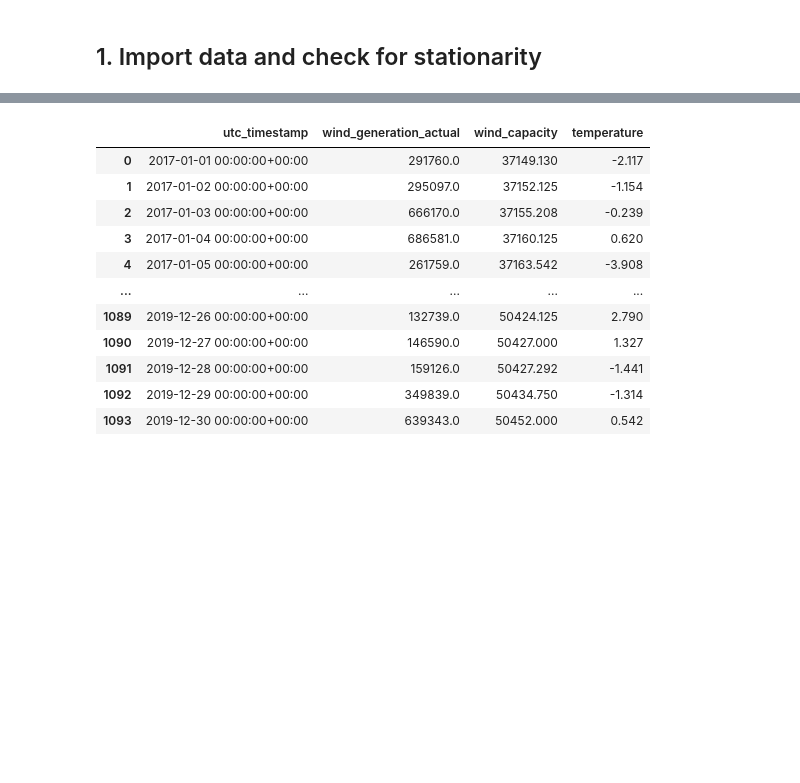
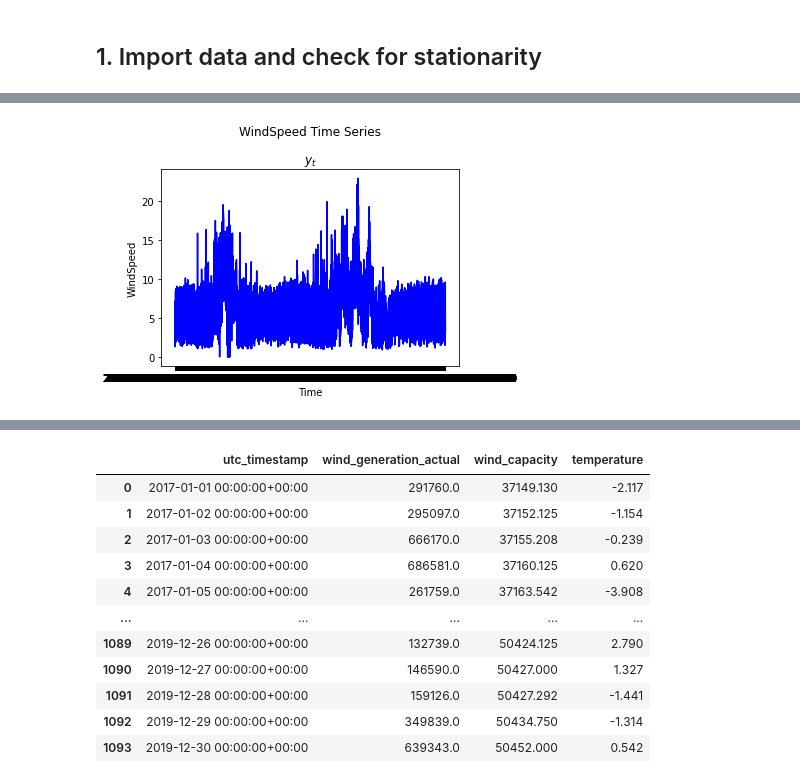
Before and after one commit to NiklasSabel/Industrial-Applications-of-Artificial-Intelligence, a Jupyter notebook: notebooks/Primary sector/Primary sector.ipynb, the cells around one changed output, grey strips where cells are left out. Cells and saved outputs as stored; diff of their text form; code cells hidden in the pictures; blank space fills up the shorter version.

```diff
--- a/notebooks/Primary sector/Primary sector.ipynb
+++ b/notebooks/Primary sector/Primary sector.ipynb
@@ -112,0 +146,9 @@ f.show()
+# %%
+#drop WTG feature since it is always the same value and windSpeed as target
+df_target = df_turbine['WindSpeed']
+#drop WTG and ControlBoxTemperature as they have always the same value in the whole column
+df_turbine_cor = df_turbine.drop(columns=['WTG','WindSpeed','ControlBoxTemperature'])
+# drop highly correlated features for a SVM baseline
+df_turbine_cor = drop_correlated_features(df_turbine_cor)
+# drop Blade3PitchAngle cause it has too much NaNs
+df_turbine_cor = df_turbine_cor.drop(columns=['Blade3PitchAngle'])
@@ -112,0 +172,4 @@ f.show()
+# %%
+#attach windspeed again for further processing
+df_turbine_cor = pd.concat([df_turbine_cor, df_target], axis = 1)
+df_turbine_cor
@@ -112,0 +207,18 @@ f.show()
+# %%
+y = df_turbine_cor['WindSpeed'].values
+x = df_turbine_cor['timestamp'].values
+# %%
+fig, axes = plt.subplots()
+title = '$y_t$'
+
+# plot data with different orders of differencing and tranformations
+# make sure to choose appropriate settings for KPSS and ADF tests
+axes.plot(x, y, color='b')
+axes.set_xticks(x[::20])
+axes.set_title(title)
+axes.set_xlabel('Time')
+axes.set_ylabel('WindSpeed')
+fig.suptitle('WindSpeed Time Series')
+fig.tight_layout()
+# %% [output]
+[figure, added]
```
Also changed, not shown: parts of 55 cells of this notebook, 1 other file.
